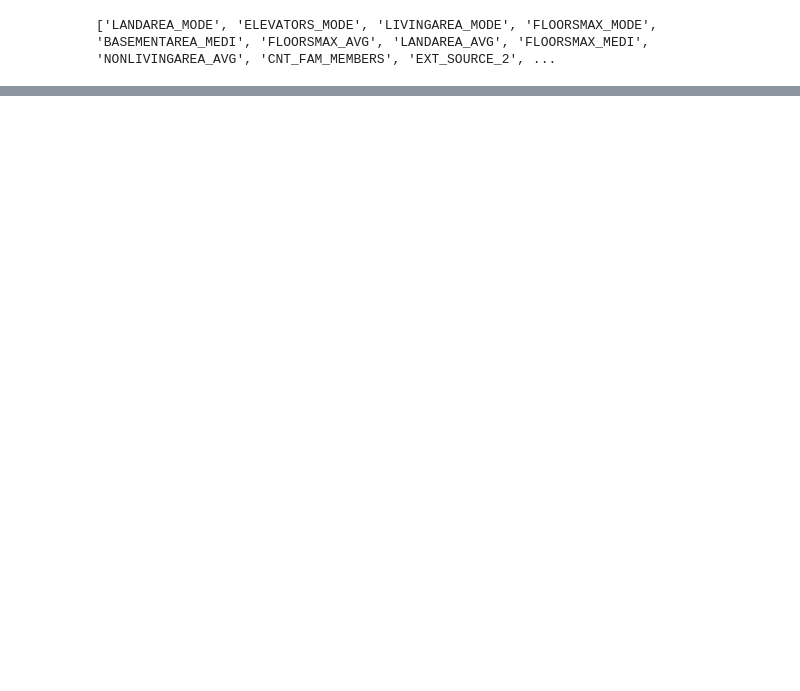
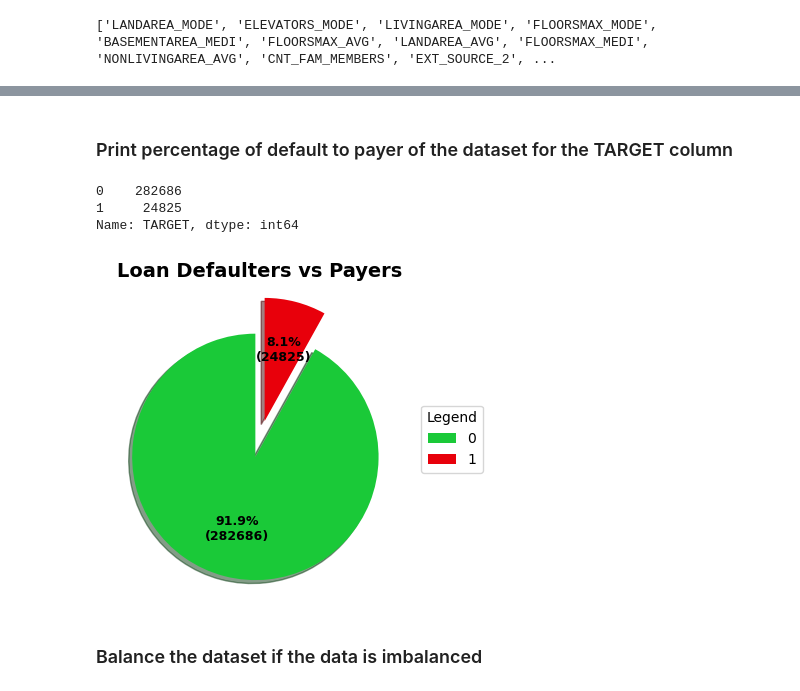
Before and after one commit to lavkushsingh31/Deep_Learning_Assignments, a Jupyter notebook: Course Project - House Loan Data Analysis/Course Project - House Loan Data Analysis.ipynb, the cells around one changed output, grey strips where cells are left out. Saved outputs shown, nothing was run; the diff lists cells and outputs as text; code cells hidden in the pictures; blank space fills up the shorter version.

```diff
--- a/Course Project - House Loan Data Analysis/Course Project - House Loan Data Analysis.ipynb
+++ b/Course Project - House Loan Data Analysis/Course Project - House Loan Data Analysis.ipynb
@@ -339,0 +360,41 @@ df.isnull().any().sum()
+# %% [markdown]
+### Print percentage of default to payer of the dataset for the TARGET column
+# %%
+target_dist = df["TARGET"].value_counts()
+target_dist
+# %% [output]
+0    282686
+1     24825
+Name: TARGET, dtype: int64
+# %%
+fig, ax = plt.subplots(figsize=[12,4])
+
+labels = target_dist.index
+data = target_dist.values
+title = "Loan Defaulters vs Payers"
+colors = sns.color_palette('bright')[2:4]
+
+
+def func(pct, allvals):
+    absolute = int(np.round(pct/100.*np.sum(allvals)))
+    return f"{pct:.1f}%\n({absolute:d})"
+
+wedges, texts, autopcts = ax.pie(x= data,
+                                 autopct=lambda pct: func(pct, data),
+                                 explode=[0.15]*len(data),
+                                 shadow=True,
+                                 startangle = 90,
+                                 colors = colors
+                                 )
+# Adding legend
+ax.legend(wedges, labels,
+          title ="Legend",
+          loc ="center left",
+          bbox_to_anchor =(1, 0, 0.5, 1))
+
+plt.setp(autopcts, **{'color':'black', 'weight':'bold', 'fontsize':9})
+plt.title(title, fontsize=14, fontweight="bold");
+# %% [output]
+[figure, added]
+# %% [markdown]
+### Balance the dataset if the data is imbalanced
```
Also changed, not shown: parts of 41 cells of this notebook.
